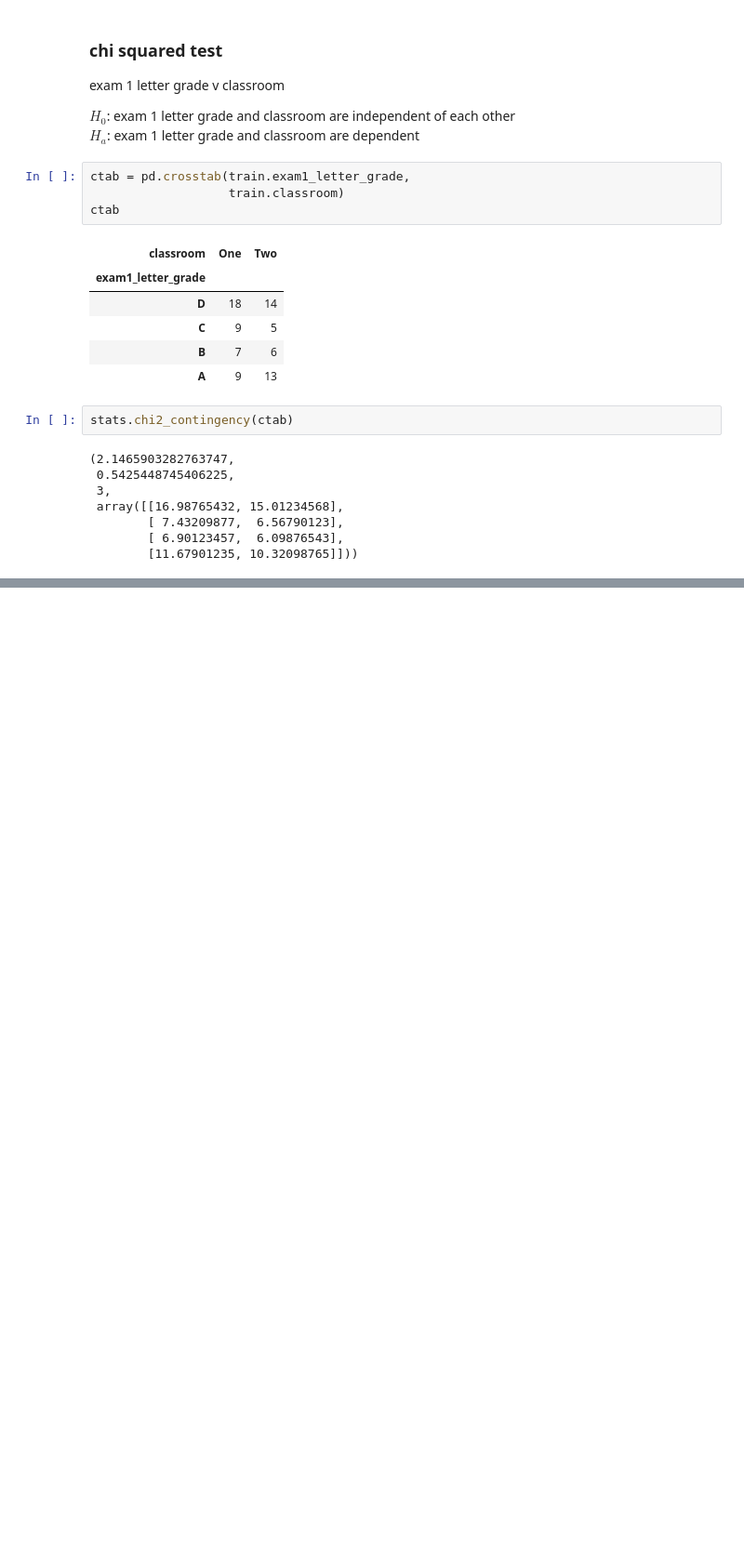
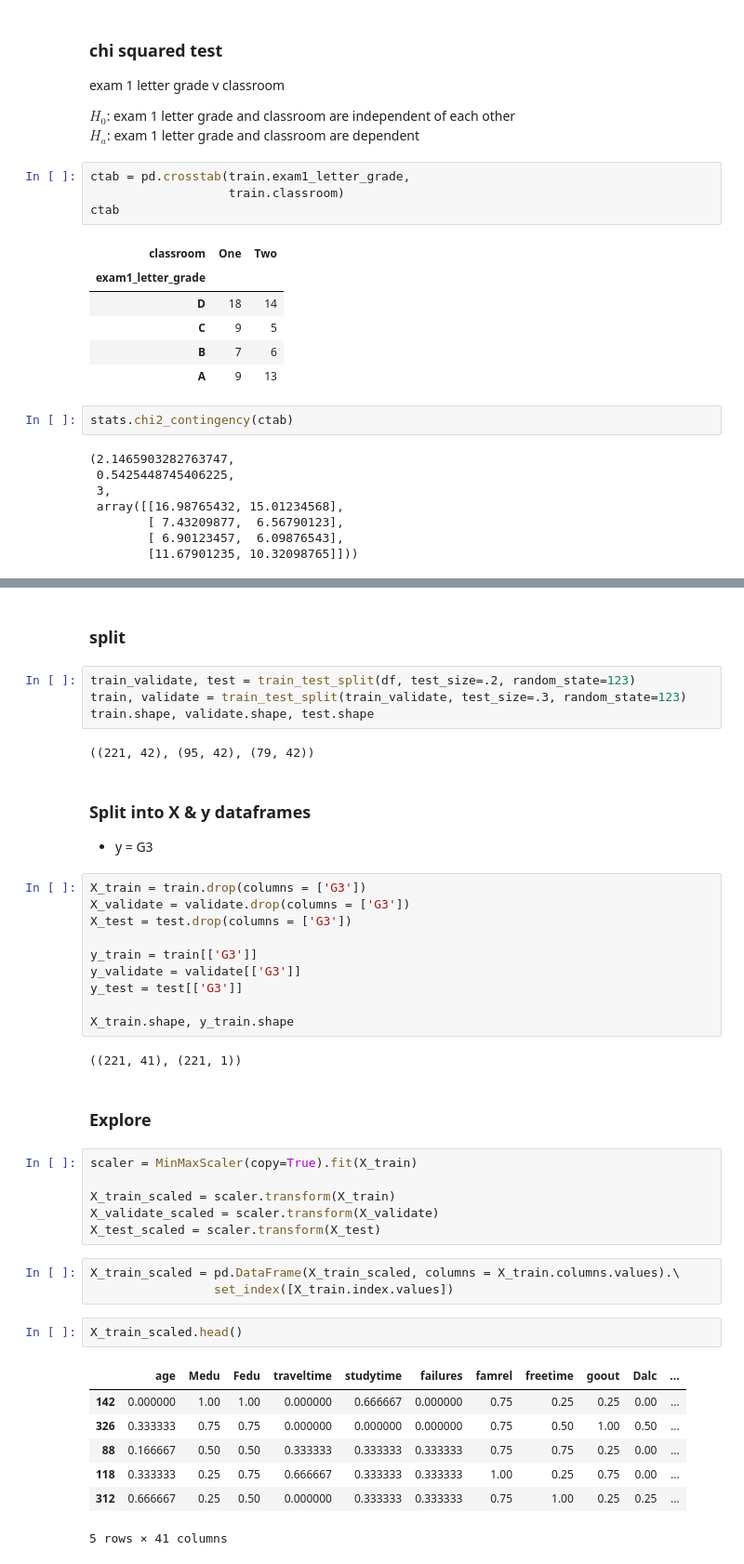
Before and after one commit to Yongliang-Shi/regression-exercises, a Jupyter notebook: regression_lesson.ipynb, the cells around one changed output, grey strips where cells are left out. Shown: that part at 93% size. Saved outputs shown, nothing was run; the diff lists cells and outputs as text; blank space fills up the shorter version.

```diff
--- a/regression_lesson.ipynb
+++ b/regression_lesson.ipynb
@@ -676,0 +829,44 @@ stats.chi2_contingency(ctab)
+# %% [markdown]
+### split
+# %%
+train_validate, test = train_test_split(df, test_size=.2, random_state=123)
+train, validate = train_test_split(train_validate, test_size=.3, random_state=123)
+train.shape, validate.shape, test.shape
+# %% [output]
+((221, 42), (95, 42), (79, 42))
+# %% [markdown]
+### Split into X & y dataframes
+- y = G3
+# %%
+X_train = train.drop(columns = ['G3'])
+X_validate = validate.drop(columns = ['G3'])
+X_test = test.drop(columns = ['G3'])
+
+y_train = train[['G3']]
+y_validate = validate[['G3']]
+y_test = test[['G3']]
+
+X_train.shape, y_train.shape
+# %% [output]
+((221, 41), (221, 1))
+# %% [markdown]
+### Explore
+# %%
+scaler = MinMaxScaler(copy=True).fit(X_train)
+
+X_train_scaled = scaler.transform(X_train)
+X_validate_scaled = scaler.transform(X_validate)
+X_test_scaled = scaler.transform(X_test)
+# %%
+X_train_scaled = pd.DataFrame(X_train_scaled, columns = X_train.columns.values).\
+                 set_index([X_train.index.values])
+# %%
+X_train_scaled.head()
+# %% [output]
+|  | age | Medu | Fedu | traveltime | studytime | failures | famrel | freetime | goout | Dalc | ... |
+| 142 | 0.000000 | 1.00 | 1.00 | 0.000000 | 0.666667 | 0.000000 | 0.75 | 0.25 | 0.25 | 0.00 | ... |
+| 326 | 0.333333 | 0.75 | 0.75 | 0.000000 | 0.000000 | 0.000000 | 0.75 | 0.50 | 1.00 | 0.50 | ... |
+| 88 | 0.166667 | 0.50 | 0.50 | 0.333333 | 0.333333 | 0.333333 | 0.75 | 0.75 | 0.25 | 0.00 | ... |
+| 118 | 0.333333 | 0.25 | 0.75 | 0.666667 | 0.333333 | 0.333333 | 1.00 | 0.25 | 0.75 | 0.00 | ... |
+| 312 | 0.666667 | 0.25 | 0.50 | 0.000000 | 0.333333 | 0.333333 | 0.75 | 1.00 | 0.25 | 0.25 | ... |
+5 rows × 41 columns
```
Also changed, not shown: parts of 31 cells of this notebook.
